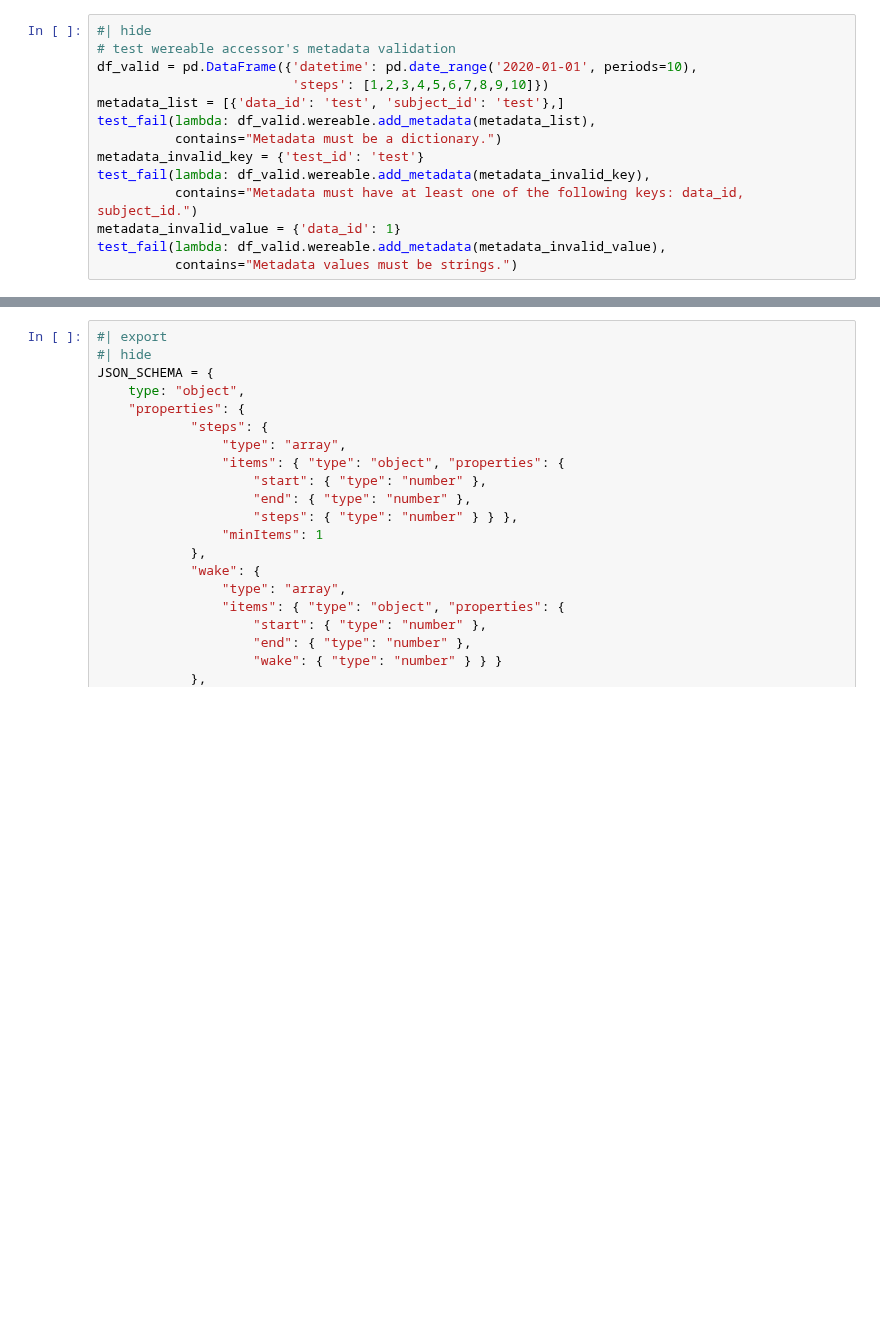
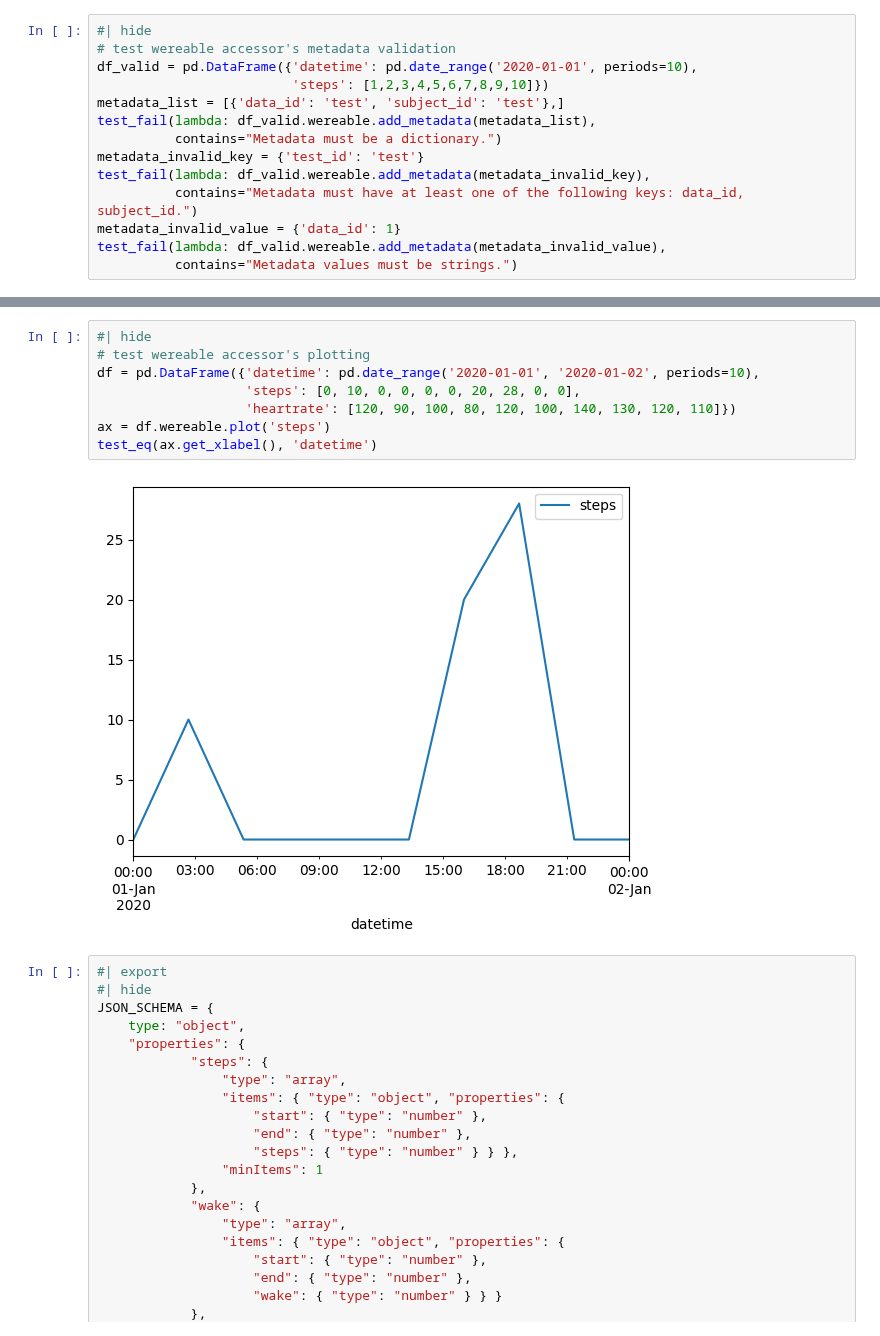
Before and after one commit to Arcascope/circadian, a Jupyter notebook: nbs/api/05_readers.ipynb, the cells around one changed output, grey strips where cells are left out. Saved outputs shown, nothing was run; the diff lists cells and outputs as text; blank space fills up the shorter version.

```diff
--- a/nbs/api/05_readers.ipynb
+++ b/nbs/api/05_readers.ipynb
@@ -114,3 +121,13 @@ test_fail(lambda: df_valid.wereable.add_metadata(metadata_invalid_value),
+# %%
+#| hide
+# test wereable accessor's plotting
+df = pd.DataFrame({'datetime': pd.date_range('2020-01-01', '2020-01-02', periods=10),
+                   'steps': [0, 10, 0, 0, 0, 0, 20, 28, 0, 0],
+                   'heartrate': [120, 90, 100, 80, 120, 100, 140, 130, 120, 110]})
+ax = df.wereable.plot('steps')
+test_eq(ax.get_xlabel(), 'datetime')
+# %% [output]
+[figure, added]
 # %%
 #| export
 #| hide
```
Also changed, not shown: parts of 16 cells of this notebook, 3 other files.
